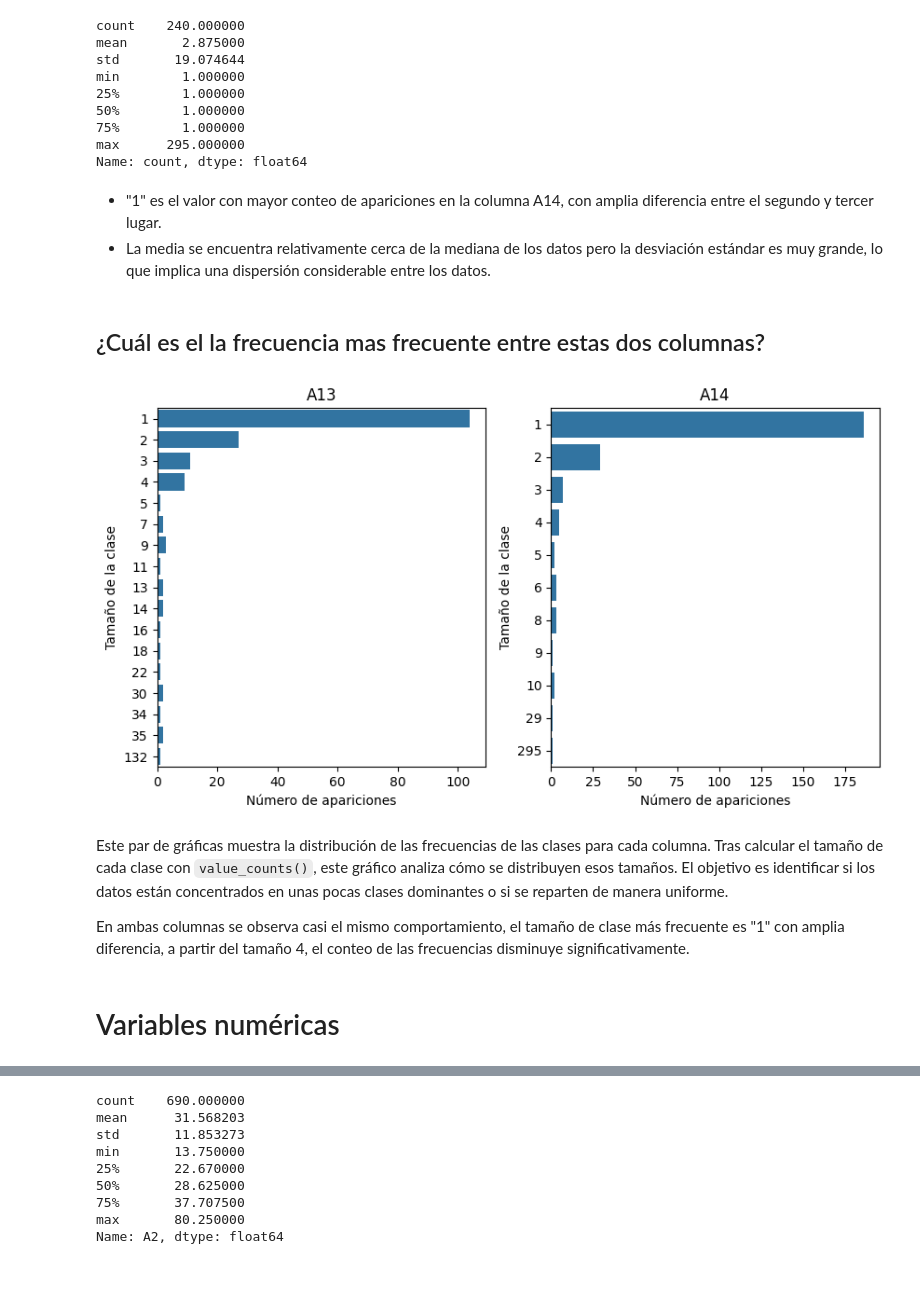
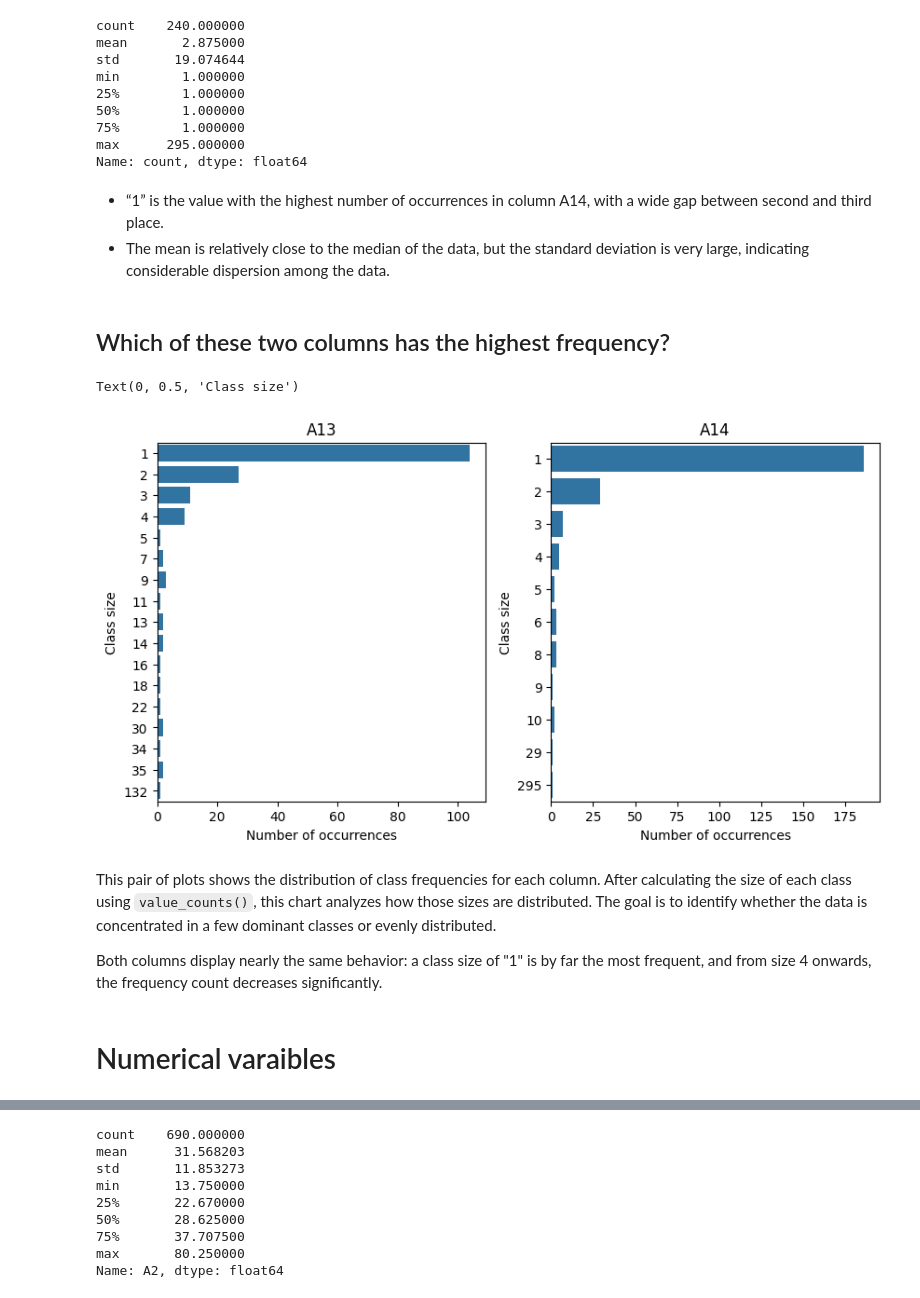
Before and after one commit to sirlluis/machine-learing-porfolio, a Jupyter notebook: credit_card/notebooks/EDA.ipynb, the cells around one changed output, grey strips where cells are left out. Drawn from its saved outputs; the diff is of its cells as text; code cells hidden in the pictures.

```diff
--- a/credit_card/notebooks/EDA.ipynb
+++ b/credit_card/notebooks/EDA.ipynb
@@ -37,7 +29,6 @@ from sklearn.metrics import (
 # %%
-# importamos los datos
-df=pd.read_csv(data_path)
-# eliminamos la columna CustomerID
+df=pd.read_csv(DATA_PATH)
+# dropping CustomerID columns
 df=df.drop(columns=["CustomerID"])
 # %%
 df.head()
@@ -200,32 +191,32 @@ min        1.000000
 75%        1.000000
 max      295.000000
 Name: count, dtype: float64
-# %% [markdown]
-- "1" es el valor con mayor conteo de apariciones en la columna A14, con amplia diferencia entre el segundo y tercer lugar.
-- La media se encuentra relativamente cerca de la mediana de los datos pero la desviación estándar es muy grande, lo que implica una dispersión considerable entre los datos.
-# %% [markdown]
-## ¿Cuál es el la frecuencia mas frecuente entre estas dos columnas?
+# %% [markdown]
+- “1” is the value with the highest number of occurrences in column A14, with a wide gap between second and third place.
+- The mean is relatively close to the median of the data, but the standard deviation is very large, indicating considerable dispersion among the data.
+# %% [markdown]
+## Which of these two columns has the highest frequency?
 # %%
-fig, ax=plt.subplots(1,2, figsize=(10,5))
+fig, ax = plt.subplots(1, 2, figsize=(10, 5))
 ax.flatten()
 sns.countplot(A13_column, y="count", ax=ax[0])
 sns.countplot(A14_column, y="count", ax=ax[1])
-# ajustes de las gráficas
+
+# Plot adjustments
 ax[0].set_title("A13")
-ax[0].set_xlabel("Número de apariciones")
-ax[0].set_ylabel("Tamaño de la clase")
+ax[0].set_xlabel("Number of occurrences")
+ax[0].set_ylabel("Class size")
+
 ax[1].set_title("A14")
-ax[1].set_xlabel("Número de apariciones")
-ax[1].set_ylabel("Tamaño de la clase")
-
-
-plt.show()
+ax[1].set_xlabel("Number of occurrences")
+ax[1].set_ylabel("Class size")
 # %% [output]
+Text(0, 0.5, 'Class size')
-[figure, old version]
+[figure, new version]
-# %% [markdown]
-Este par de gráficas muestra la distribución de las frecuencias de las clases para cada columna. Tras calcular el tamaño de cada clase con `value_counts()`, este gráfico analiza cómo se distribuyen esos tamaños. El objetivo es identificar si los datos están concentrados en unas pocas clases dominantes o si se reparten de manera uniforme.
-
-En ambas columnas se observa casi el mismo comportamiento, el tamaño de clase más frecuente es "1" con amplia diferencia, a partir del tamaño 4, el conteo de las frecuencias disminuye significativamente.
-# %% [markdown]
-# Variables numéricas
+# %% [markdown]
+This pair of plots shows the distribution of class frequencies for each column. After calculating the size of each class using `value_counts()`, this chart analyzes how those sizes are distributed. The goal is to identify whether the data is concentrated in a few dominant classes or evenly distributed.
+
+Both columns display nearly the same behavior: a class size of "1" is by far the most frequent, and from size 4 onwards, the frequency count decreases significantly.
+# %% [markdown]
+# Numerical varaibles
 # %%
```
Also changed, not shown: parts of 70 cells of this notebook, 1 other file.
